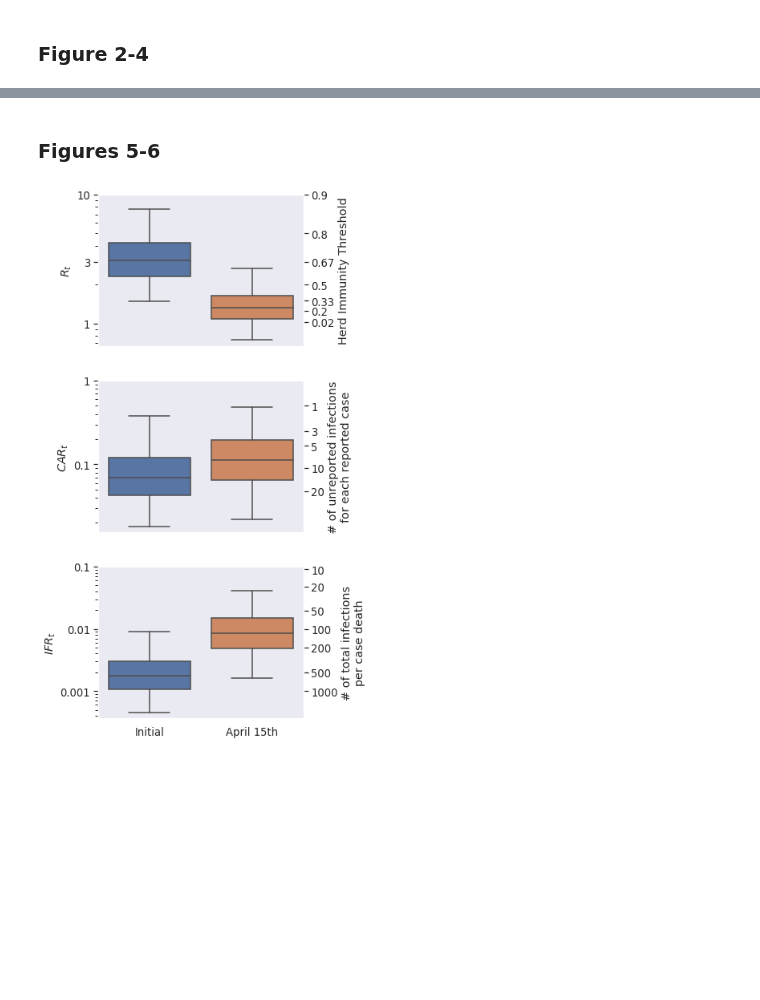
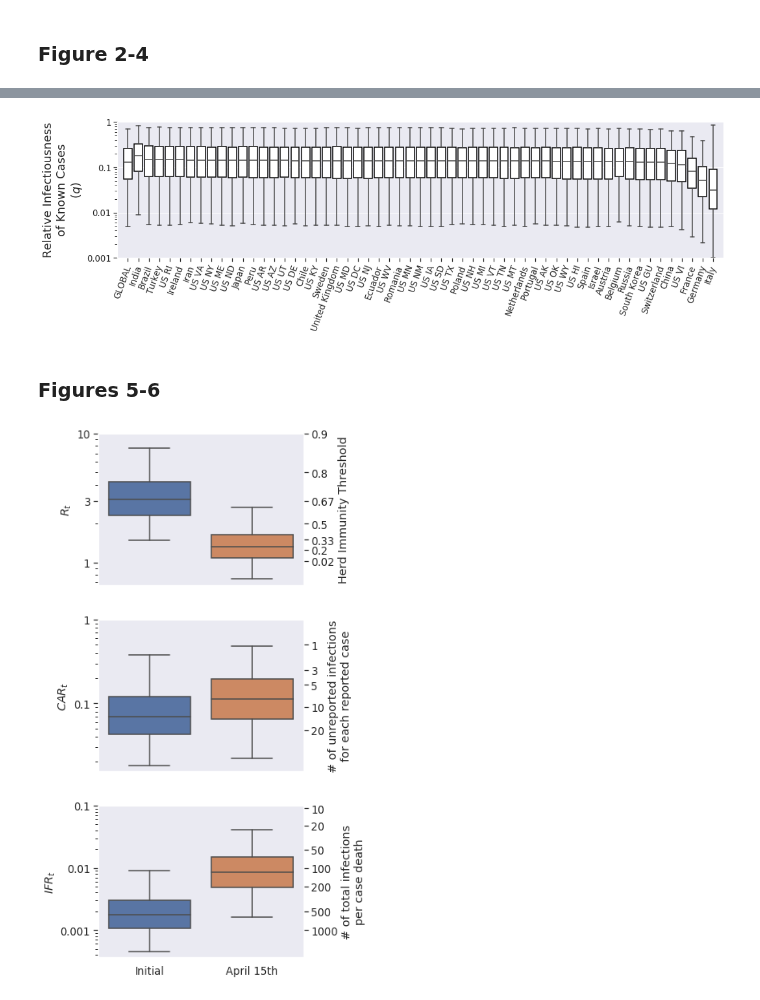
Before and after one commit to ccc1685/covid-19, a Jupyter notebook: notebooks/model_reports/figures.ipynb, the cells around one changed output, grey strips where cells are left out. Drawn from its saved outputs; the diff is of its cells as text; code cells hidden in the pictures; blank space fills up the shorter version.

```diff
--- a/notebooks/model_reports/figures.ipynb
+++ b/notebooks/model_reports/figures.ipynb
@@ -19,14 +24,17 @@ product_path = Path('../../postfit_derivatives')
+# %%
+df_raw = pd.read_csv(table_path / 'fit_table_raw.csv')
+df_raw['roi'] = df_raw['roi'].apply(fix_region_name)
+df_raw = df_raw.set_index(['model', 'roi', 'quantile']).sort_index()
+
+df = pd.read_csv(table_path / 'fit_table_reweighted.csv')
+df['roi'] = df['roi'].apply(fix_region_name)
+df = df.set_index(['roi', 'quantile']).sort_index()
 # %%
-def fix_region_name(roi):
-    roi = roi.replace('_', ' ')
-    roi = ' '.join(roi.split(',')[::-1]).strip()
-    return roi
+# Add column for April 15th
 
 def add_april_15th(df, stats):
     for stat in stats:
         df['%s (April 15th)' % stat] = df.filter(regex=("%s \(w.*" % stat)).apply(lambda x: x.dropna().get(-1, None), axis=1)
     return df
 
-def clean_df(df, stat):
-    result = df.set_index(['roi', 'quantile'])[stat].unstack('quantile')
-    return result
+df = add_april_15th(df, ['Rt', 'car', 'ifr'])
@@ -146,3 +151,11 @@ gl = get_global(df)
+# %%
+# Figure 5
+fig, ax = plt.subplots(1, 1, figsize=(15, 5))
+rois = box_vs_roi(df_top, 'q', 'Relative Infectiousness\nof Known Cases\n($q$)', ax=ax, low=1e-3, high=1);
+plt.tight_layout()
+plt.savefig('Fig1g.png', dpi=400)
+# %% [output]
+[figure, added]
 # %% [markdown]
 ### Figures 5-6
 # %%
```
Also changed, not shown: parts of 12 cells of this notebook.
